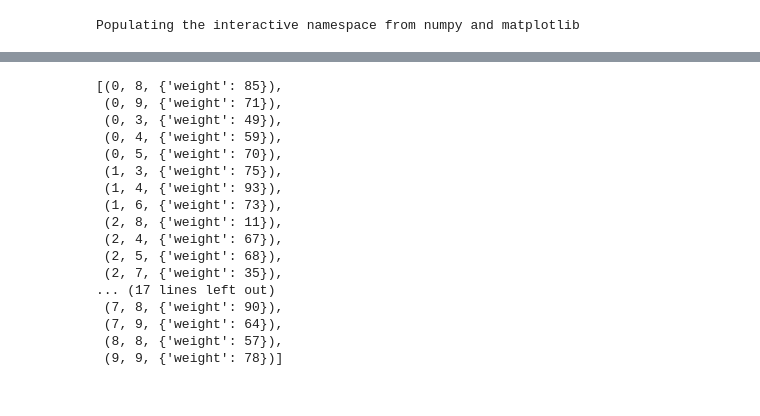
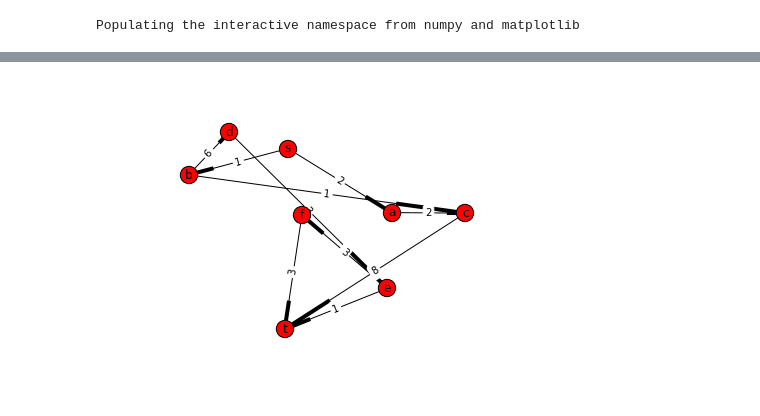
Before and after one commit to rizauddin/apgg, a Jupyter notebook: sample.ipynb, the cells around one changed output, grey strips where cells are left out. Drawn from its saved outputs; the diff is of its cells as text; code cells hidden in the pictures.

```diff
--- a/sample.ipynb
+++ b/sample.ipynb
@@ -12,20 +12,5 @@ APGG.draw(G)
-# %%
-G.edges(data=True)
-# %% [output]
-[(0, 8, {'weight': 85}),
- (0, 9, {'weight': 71}),
- (0, 3, {'weight': 49}),
- (0, 4, {'weight': 59}),
- (0, 5, {'weight': 70}),
- (1, 3, {'weight': 75}),
- (1, 4, {'weight': 93}),
- (1, 6, {'weight': 73}),
- (2, 8, {'weight': 11}),
- (2, 4, {'weight': 67}),
- (2, 5, {'weight': 68}),
- (2, 7, {'weight': 35}),
-... (17 lines left out)
- (7, 8, {'weight': 90}),
- (7, 9, {'weight': 64}),
- (8, 8, {'weight': 57}),
- (9, 9, {'weight': 78})]
+# %%
+L = APGG.generate_flow(2020638162)
+APGG.draw(L, weight='capacity')
+# %% [output]
+[figure, added]
```
Also changed, not shown: parts of 1 cell of this notebook, 2 other files.
